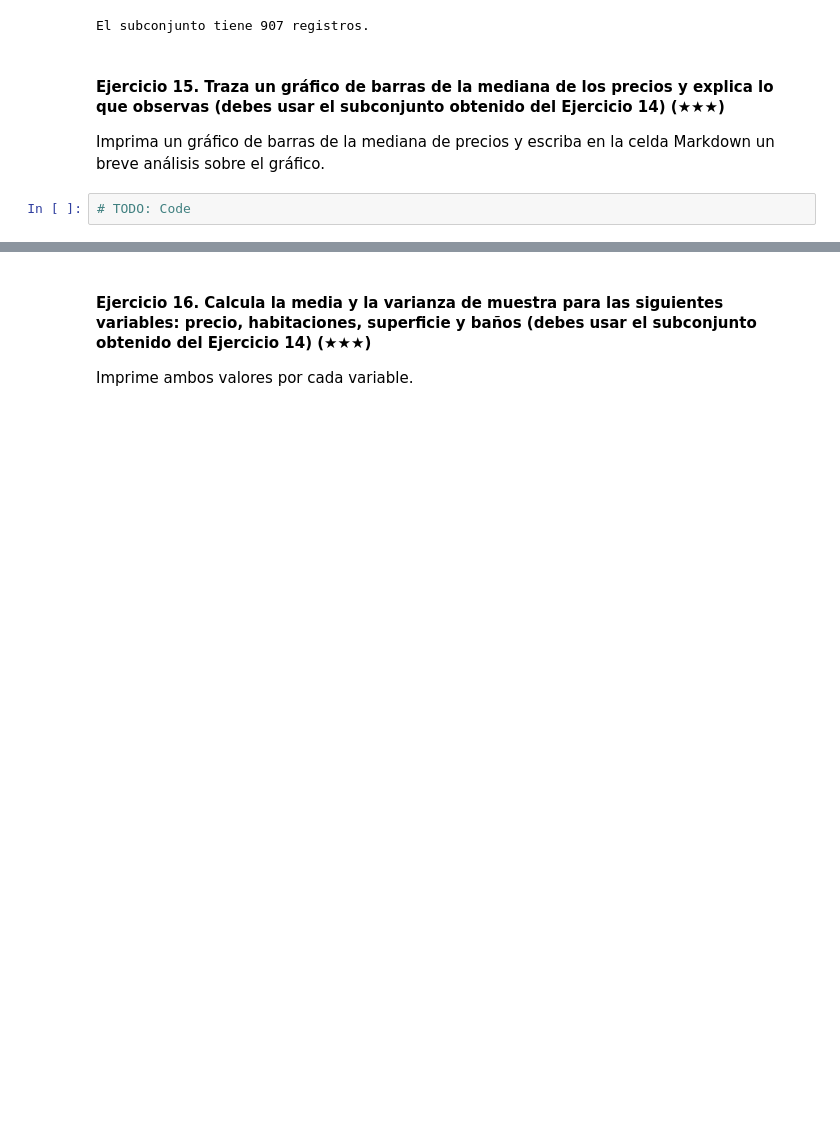
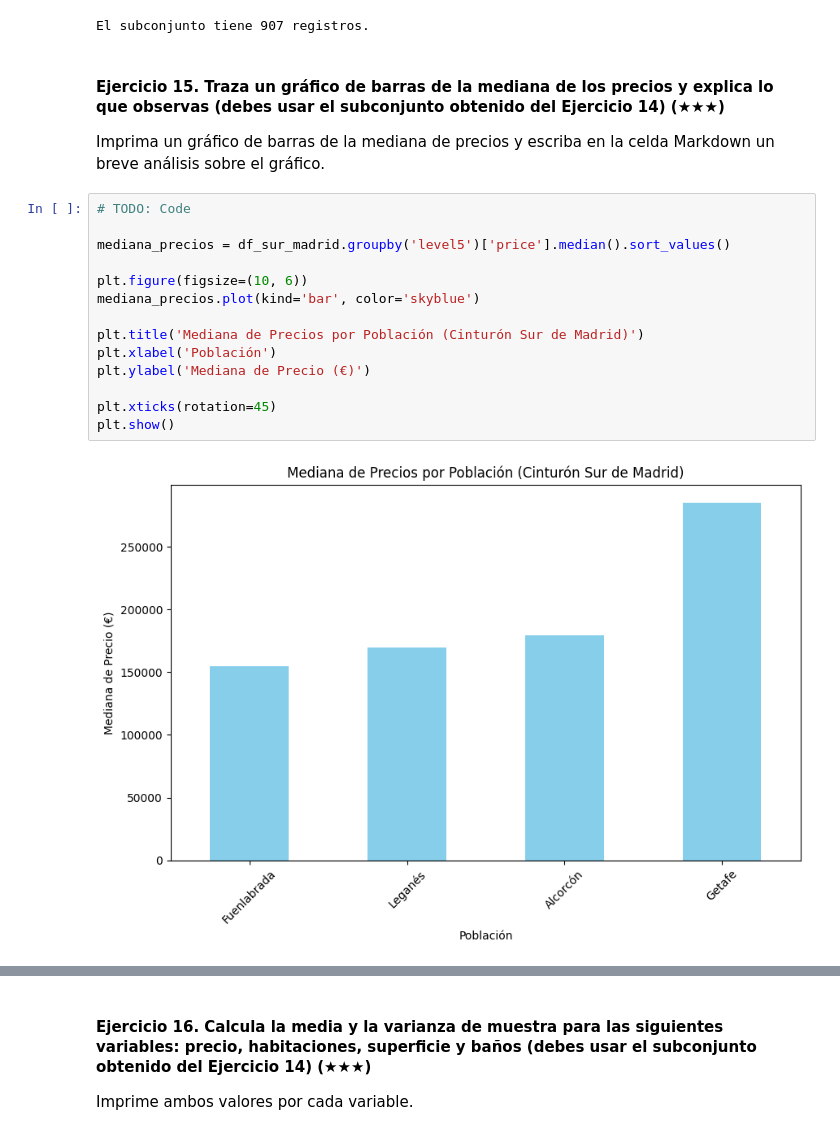
Before and after one commit to bartowen/realestate-datacleanup-exercise, a Jupyter notebook: project.es.ipynb, the cells around one changed output, grey strips where cells are left out. Drawn from its saved outputs; the diff is of its cells as text; blank space fills up the shorter version.

```diff
--- a/project.es.ipynb
+++ b/project.es.ipynb
@@ -416,4 +416,18 @@ El subconjunto tiene 907 registros.
 Imprima un gráfico de barras de la mediana de precios y escriba en la celda Markdown un breve análisis sobre el gráfico.
 # %%
 # TODO: Code
+
+mediana_precios = df_sur_madrid.groupby('level5')['price'].median().sort_values()
+
+plt.figure(figsize=(10, 6))
+mediana_precios.plot(kind='bar', color='skyblue')
+
+plt.title('Mediana de Precios por Población (Cinturón Sur de Madrid)')
+plt.xlabel('Población')
+plt.ylabel('Mediana de Precio (€)')
+
+plt.xticks(rotation=45)
+plt.show()
+# %% [output]
+[figure, added]
 # %% [markdown]
```
Also changed, not shown: parts of 1 cell of this notebook.
